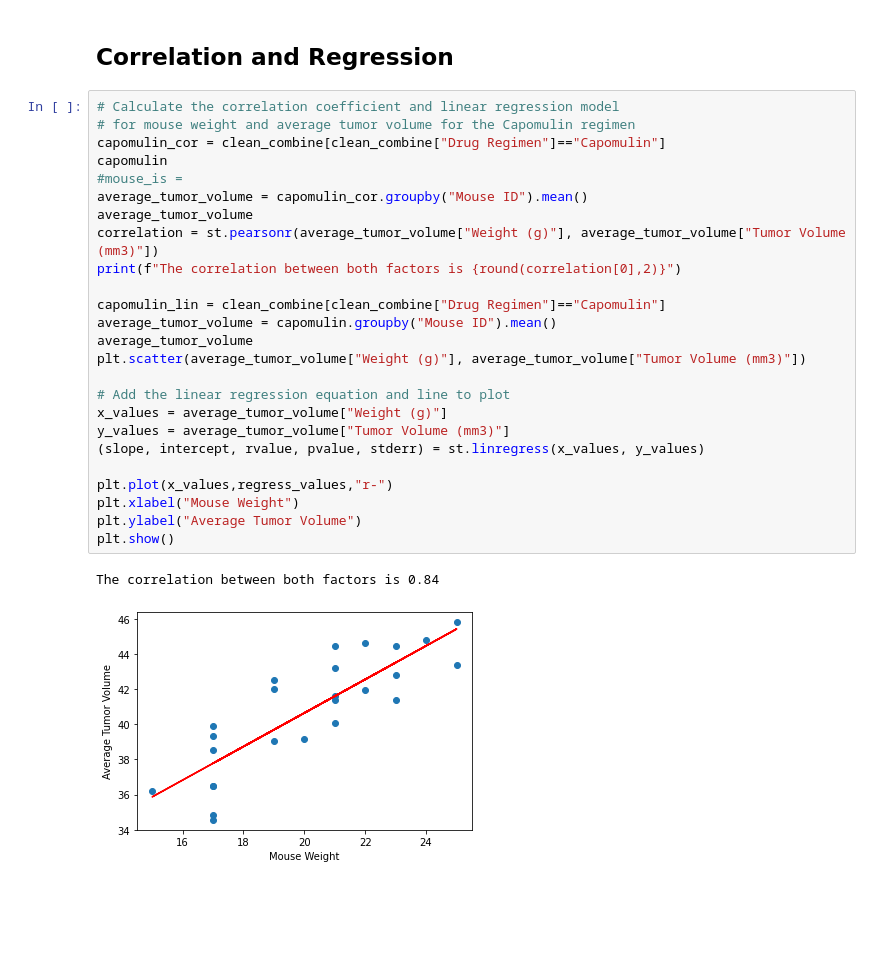
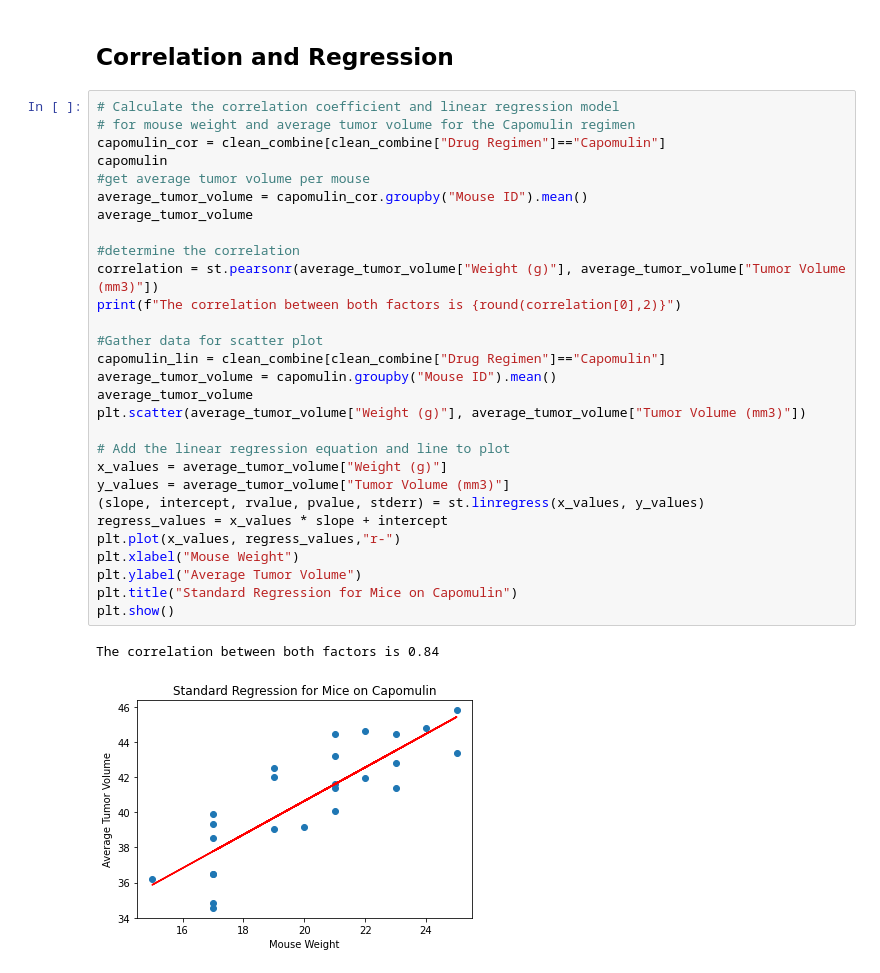
Before and after one commit to jenmusdat/matplotlib-challenge, a Jupyter notebook: Pymaceuticals/pymaceuticals_starter.ipynb, the cells around one changed output. Cells and saved outputs as stored; diff of their text form; blank space fills up the shorter version.

```diff
--- a/Pymaceuticals/pymaceuticals_starter.ipynb
+++ b/Pymaceuticals/pymaceuticals_starter.ipynb
@@ -322,28 +319,32 @@ plt.scatter(average_tumor_volume["Weight (g)"], average_tumor_volume["Tumor Volu
 # %%
 # Calculate the correlation coefficient and linear regression model
 # for mouse weight and average tumor volume for the Capomulin regimen
 capomulin_cor = clean_combine[clean_combine["Drug Regimen"]=="Capomulin"]
 capomulin
-#mouse_is =
+#get average tumor volume per mouse
 average_tumor_volume = capomulin_cor.groupby("Mouse ID").mean()
 average_tumor_volume
+
+#determine the correlation
 correlation = st.pearsonr(average_tumor_volume["Weight (g)"], average_tumor_volume["Tumor Volume (mm3)"])
 print(f"The correlation between both factors is {round(correlation[0],2)}")
 
+#Gather data for scatter plot
 capomulin_lin = clean_combine[clean_combine["Drug Regimen"]=="Capomulin"]
 average_tumor_volume = capomulin.groupby("Mouse ID").mean()
 average_tumor_volume
 plt.scatter(average_tumor_volume["Weight (g)"], average_tumor_volume["Tumor Volume (mm3)"])
 
 # Add the linear regression equation and line to plot
 x_values = average_tumor_volume["Weight (g)"]
 y_values = average_tumor_volume["Tumor Volume (mm3)"]
 (slope, intercept, rvalue, pvalue, stderr) = st.linregress(x_values, y_values)
-
-plt.plot(x_values,regress_values,"r-")
+regress_values = x_values * slope + intercept
+plt.plot(x_values, regress_values,"r-")
 plt.xlabel("Mouse Weight")
 plt.ylabel("Average Tumor Volume")
+plt.title("Standard Regression for Mice on Capomulin")
 plt.show()
 # %% [output]
 The correlation between both factors is 0.84
-[figure, old version]
+[figure, new version]
```
Also changed, not shown: parts of 11 cells of this notebook.
